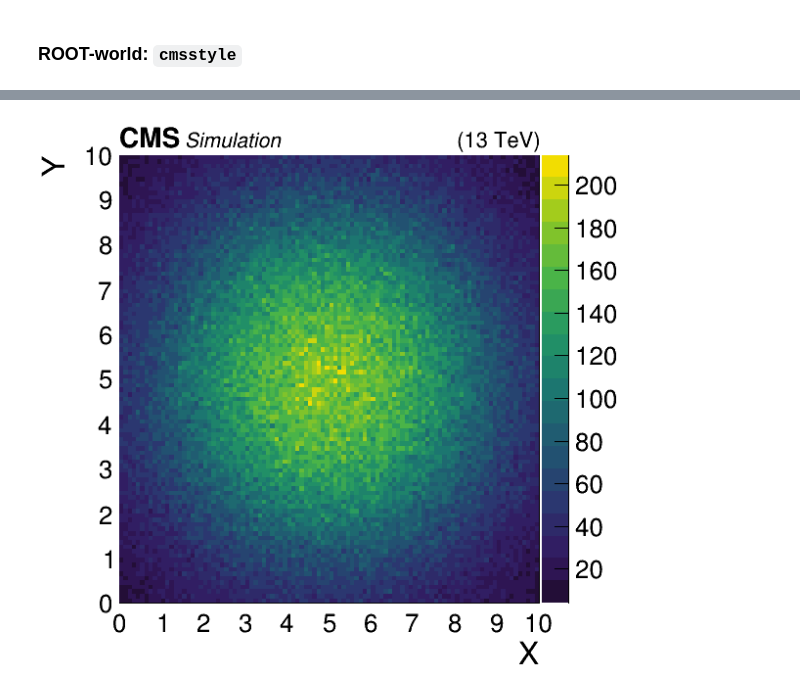
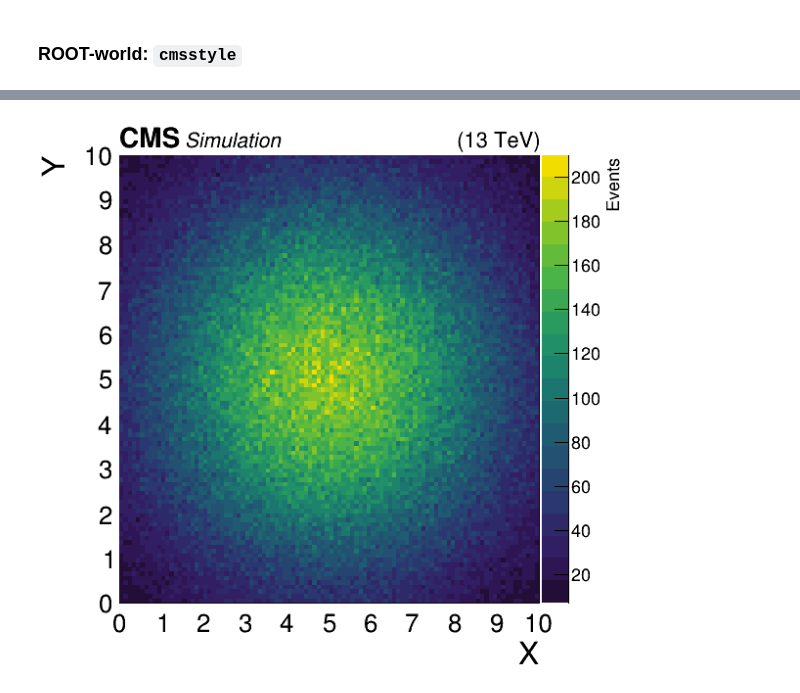
Before and after one commit to ttedeschi/tutorial_CAT, a Jupyter notebook: 1-tutorial_CAT_recommendations.ipynb, the cells around one changed output, grey strips where cells are left out. Saved outputs shown, nothing was run; the diff lists cells and outputs as text; code cells hidden in the pictures.

```diff
--- a/1-tutorial_CAT_recommendations.ipynb
+++ b/1-tutorial_CAT_recommendations.ipynb
@@ -282,14 +277,19 @@ CMS.cmsDrawStack(stack, leg, hist_dict)
 # %%
 # File reading
 f_2D = ROOT.TFile.Open('test_file_2D.root')
 hist2d = f_2D.Get("h2d")
 
 # Plotting
 canv_name = 'hist2d_root'
 canv = CMS.cmsCanvas(canv_name,0,10,0,10,"X","Y",square=CMS.kSquare,extraSpace=0.01,iPos=iPos,with_z_axis=True)
 hist2d.Draw("same colz")
+hist2d.GetZaxis().SetTitle("Events")
+hist2d.GetZaxis().SetTitleOffset(1.35)
+hist2d.GetZaxis().SetTitleSize(0.035)
+hist2d.GetZaxis().SetLabelSize(0.035)
+hist2d.GetZaxis().SetLabelOffset(0.005)
 
 # Set the CMS official palette
 CMS.SetCMSPalette()
 # %% [output]
-[figure, old version]
+[figure, new version]
```
Also changed, not shown: parts of 6 cells of this notebook, 2 other files.
